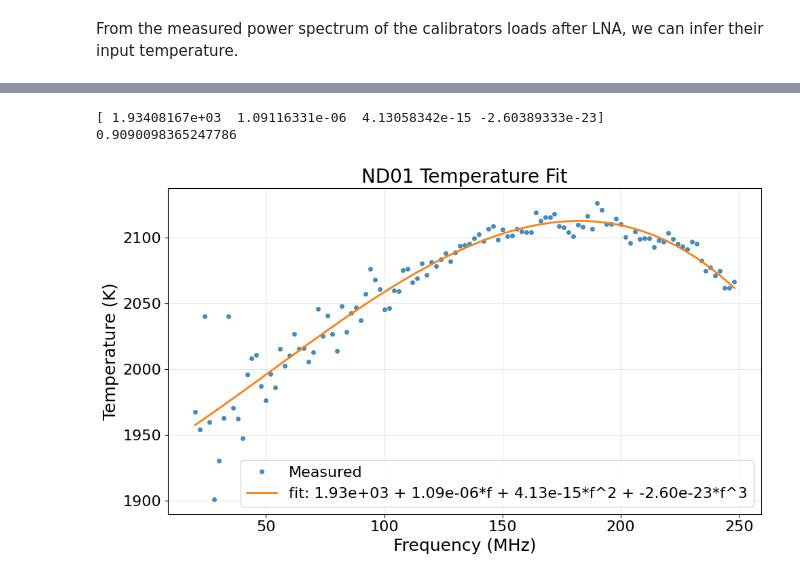
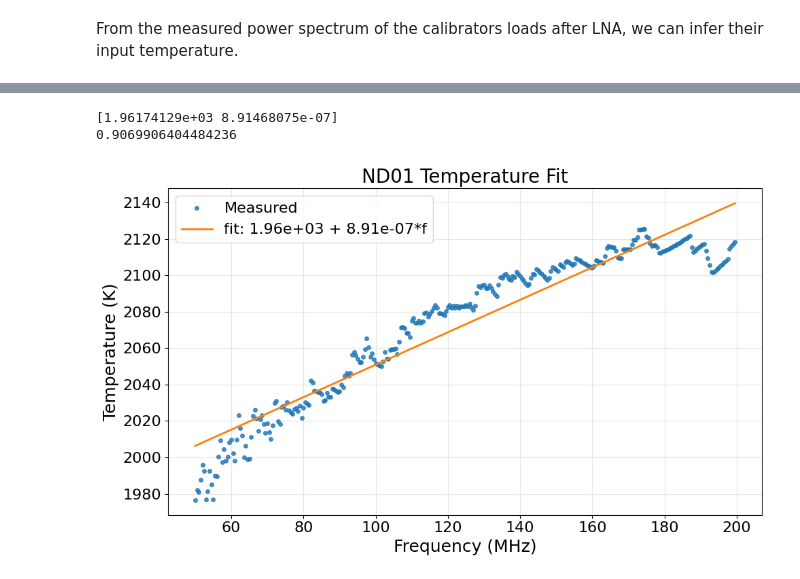
Before and after one commit to alhosani-abdulla/Highz-EXP, a Jupyter notebook: notebooks/calibrator_measurements.ipynb, the cells around one changed output, grey strips where cells are left out. Saved outputs shown, nothing was run; the diff lists cells and outputs as text; code cells hidden in the pictures.

```diff
--- a/notebooks/calibrator_measurements.ipynb
+++ b/notebooks/calibrator_measurements.ipynb
@@ -126,5 +129,5 @@ LNA_thermo.g = medfilt(LNA_thermo.g, kernel_size=11)
 LNA_thermo.T_sys = medfilt(LNA_thermo.T_sys, kernel_size=11)
 
 # Reduce sampling to 2 MHz bin
-new_frequency = np.arange(20e6, 250e6, 2e6)  # New frequency axis from 20 MHz to 400 MHz with 2 MHz spacing
+new_frequency = np.arange(20e6, 250e6, 100e3)  # New frequency axis from 20 MHz to 400 MHz with 2 MHz spacing
 LNA_thermo_resampled = LNA_thermo.resample(new_frequency, reducer=np.nanmedian, inplace=False)
@@ -130,0 +162,27 @@ LNA_thermo_resampled = LNA_thermo.resample(new_frequency, reducer=np.nanmedian,
+# %%
+LNA_thermo_resampled.T_sys = t_model
+
+f_fit = np.asarray(LNA_thermo_resampled.f, dtype=float)  # Hz
+g_fit = np.asarray(LNA_thermo_resampled.g, dtype=float)
+
+fit_res = LNAModel.fit_gain(f_fit, g_fit, order=9)
+
+valid = fit_res['valid_mask']
+f_valid_hz = f_fit[valid]
+g_valid = g_fit[valid]
+print(fit_res['coefficients'])
+g_model = fit_res['fitted']
+
+plt.figure(figsize=(10, 6))
+plt.plot(f_valid_hz / 1e6, g_valid, 'o', ms=3, alpha=0.5, label='Measured')
+plt.plot(f_valid_hz / 1e6, g_model, '-', lw=2, label='polynomial fit')
+plt.xlabel('Frequency (MHz)')
+plt.ylabel('Gain (dB)')
+plt.title('LNA Gain Fit')
+plt.grid(alpha=0.3)
+plt.legend()
+plt.tight_layout()
+plt.show()
+
+LNA_thermo_resampled.g = g_model
+LNA_thermo_resampled.f = f_valid_hz
@@ -149,29 +212,32 @@ plotter.plot_spectra([ND01_kelvin, ND02_kelvin], title='Temperatures of Noise Di
 # %%
-fitted = CALModel.fit_temperature(ND01_kelvin.f, ND01_kelvin.spec, order=3)
+new_frequency = np.arange(50e6, 200e6, 500e3)  # New frequency axis from 20 MHz to 400 MHz with 2 MHz spacing
+ND01_kelvin.resample(new_frequency, reducer=np.nanmedian, inplace=True)
+
+fitted = CALModel.fit_temperature(ND01_kelvin.f, ND01_kelvin.spec, order=1)
 
 valid = fitted['valid_mask']
 f_valid_hz = ND01_kelvin.f[valid]
 t_valid = ND01_kelvin.spec[valid]
 print(fitted['coefficients'])
 print(fitted['r2'])
 t_model = fitted['fitted']
-fit_equation = f"{fitted['coefficients'][0]:.2e} + {fitted['coefficients'][1]:.2e}*f + {fitted['coefficients'][2]:.2e}*f^2 + {fitted['coefficients'][3]:.2e}*f^3"
+fit_equation = f"{fitted['coefficients'][0]:.2e} + {fitted['coefficients'][1]:.2e}*f"
 
 plt.figure(figsize=(10, 6))
 plt.plot(f_valid_hz / 1e6, t_valid, 'o', ms=4, alpha=0.8, label='Measured')
 plt.plot(f_valid_hz / 1e6, t_model, '-', lw=2, label=f'fit: {fit_equation}')
 plt.xlabel('Frequency (MHz)')
 plt.ylabel('Temperature (K)')
 plt.title('ND01 Temperature Fit')
 plt.grid(alpha=0.3)
 plt.legend()
 plt.tight_layout()
 plt.savefig(pjoin(plot_path, 'ND01_T_fit.png'))
 plt.show()
 # %% [output]
-[ 1.93408167e+03  1.09116331e-06  4.13058342e-15 -2.60389333e-23]
-0.9090098365247786
+[1.96174129e+03 8.91468075e-07]
+0.9069906404484236
-[figure, old version]
+[figure, new version]
 # %%
 fitted = CALModel.fit_temperature(ND02_kelvin.f, ND02_kelvin.spec, order=3)
 
```
Also changed, not shown: parts of 5 cells of this notebook, 6 other files.
